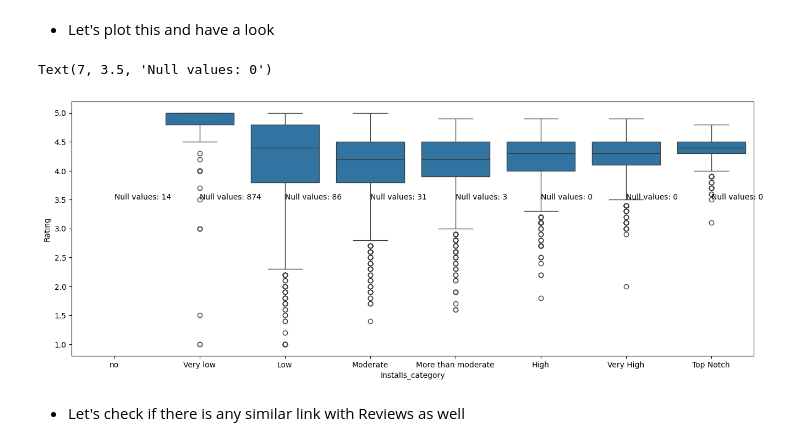
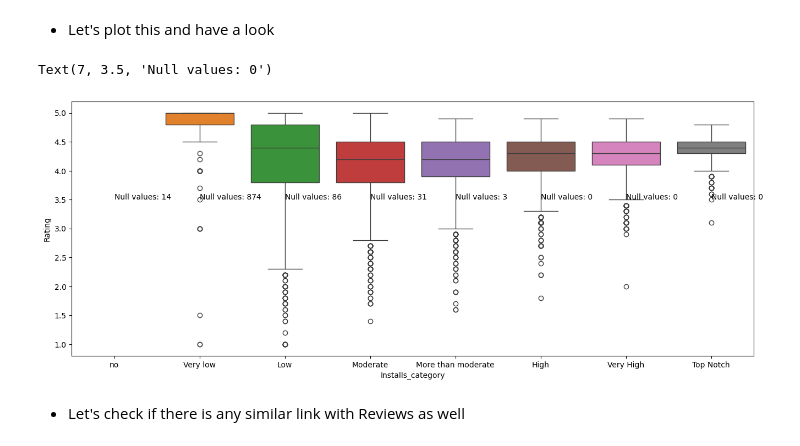
Before and after one commit to AammarTufail/six-months_python_for_data_science-mentorship-program, a Jupyter notebook: pandas_tips_tricks/05_complete_EDA_google_playstore_data.ipynb, the cells around one changed output. Drawn from its saved outputs; the diff is of its cells as text; code cells hidden in the pictures.

```diff
--- a/pandas_tips_tricks/05_complete_EDA_google_playstore_data.ipynb
+++ b/pandas_tips_tricks/05_complete_EDA_google_playstore_data.ipynb
@@ -719,19 +721,19 @@ Name: count, dtype: int64
 # %%
 # plot the boxplot of Rating in each Installs_category
 plt.figure(figsize=(16, 6)) # make figure size
-sns.boxplot(x='Installs_category', y='Rating', data=df) # plot the boxplot
+sns.boxplot(x='Installs_category', y='Rating', hue='Installs_category', data=df) # plot the boxplot
 # add the text of number of null values in each category
 plt.text(0, 3.5, 'Null values: 14')
 plt.text(1, 3.5, 'Null values: 874')
 plt.text(2, 3.5, 'Null values: 86')
 plt.text(3, 3.5, 'Null values: 31')
 plt.text(4, 3.5, 'Null values: 3')
 plt.text(5, 3.5, 'Null values: 0')
 plt.text(6, 3.5, 'Null values: 0')
 plt.text(7, 3.5, 'Null values: 0')
 # %% [output]
 Text(7, 3.5, 'Null values: 0')
-[figure, old version]
+[figure, new version]
 # %% [markdown]
 - Let's check if there is any similar link with Reviews as well
 # %%
```
Also changed, not shown: parts of 1 cell of this notebook.
